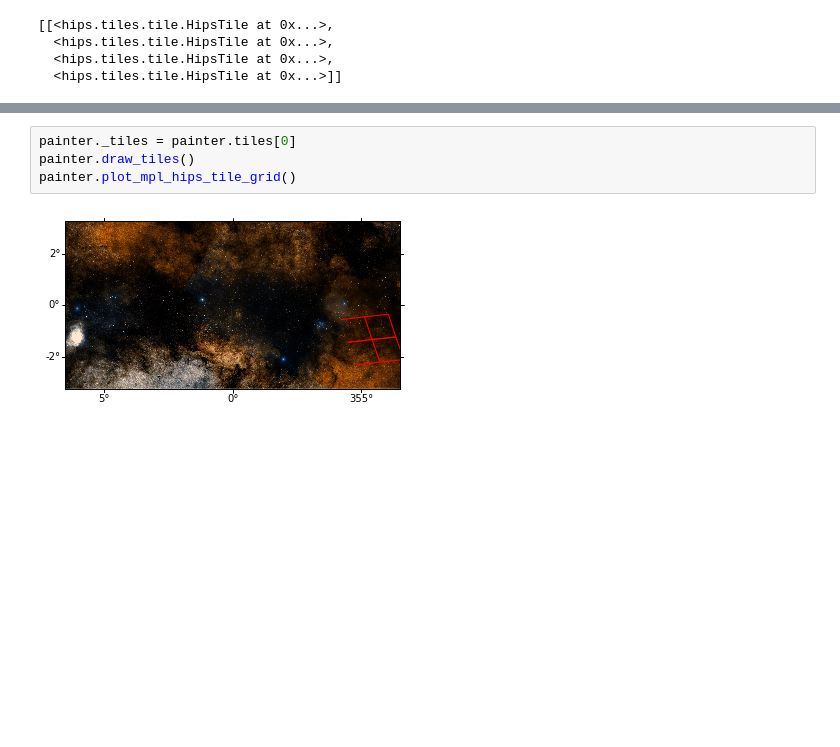
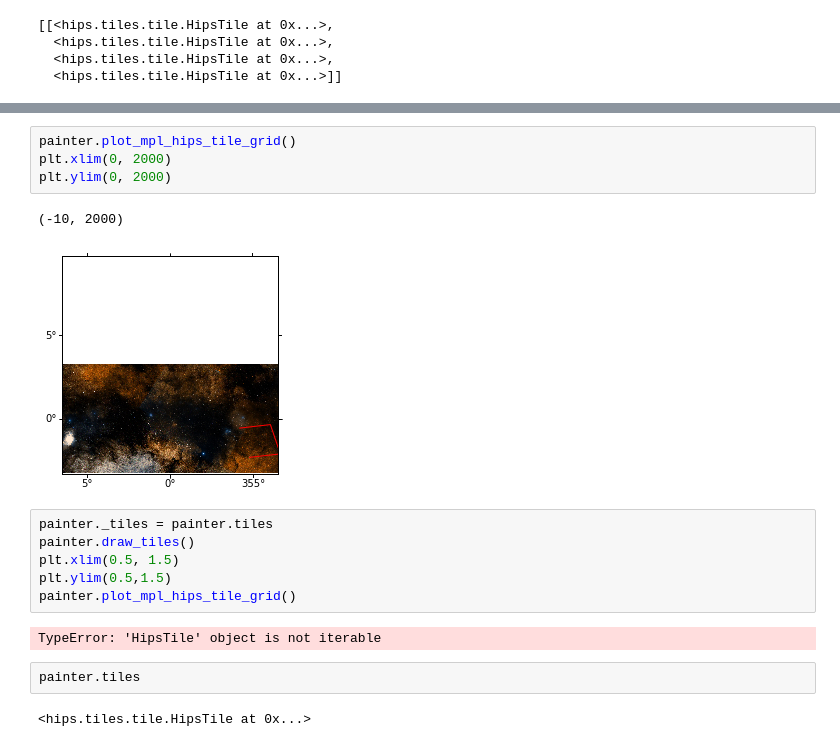
Before and after one commit to adl1995/HIPS-to-Py, a Jupyter notebook: examples/Tile distortion issue - Fix.ipynb, the cells around one changed output, grey strips where cells are left out. Drawn from its saved outputs; the diff is of its cells as text; blank space fills up the shorter version.

```diff
--- a/examples/Tile distortion issue - Fix.ipynb
+++ b/examples/Tile distortion issue - Fix.ipynb
@@ -61,6 +80,19 @@ painter.plot_mpl_hips_tile_grid()
+# %%
+painter.plot_mpl_hips_tile_grid()
+plt.xlim(0, 2000)
+plt.ylim(0, 2000)
+# %% [output]
+(-10, 2000)
+[figure, added]
 # %%
-painter._tiles = painter.tiles[0]
+painter._tiles = painter.tiles
 painter.draw_tiles()
+plt.xlim(0.5, 1.5)
+plt.ylim(0.5,1.5)
 painter.plot_mpl_hips_tile_grid()
 # %% [output]
-[figure, removed]
+TypeError: 'HipsTile' object is not iterable
+# %%
+painter.tiles
+# %% [output]
+<hips.tiles.tile.HipsTile at 0x...>
```
Also changed, not shown: parts of 2 cells of this notebook.
